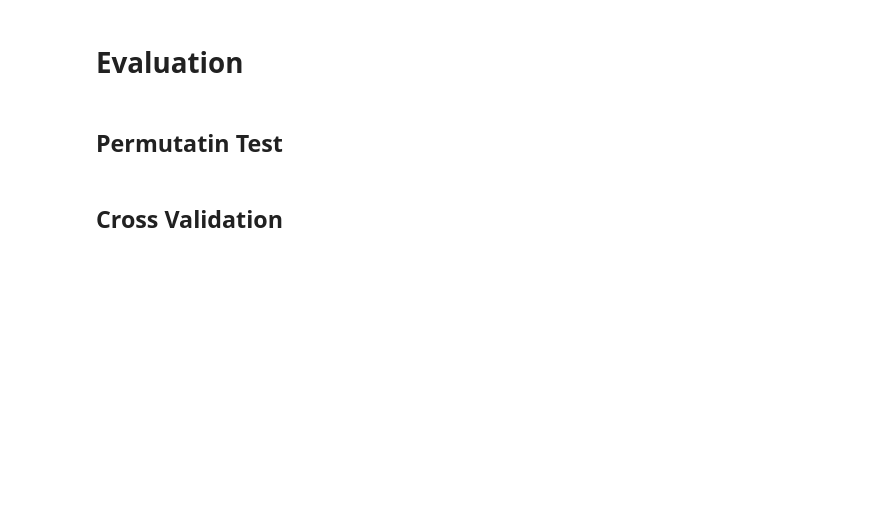
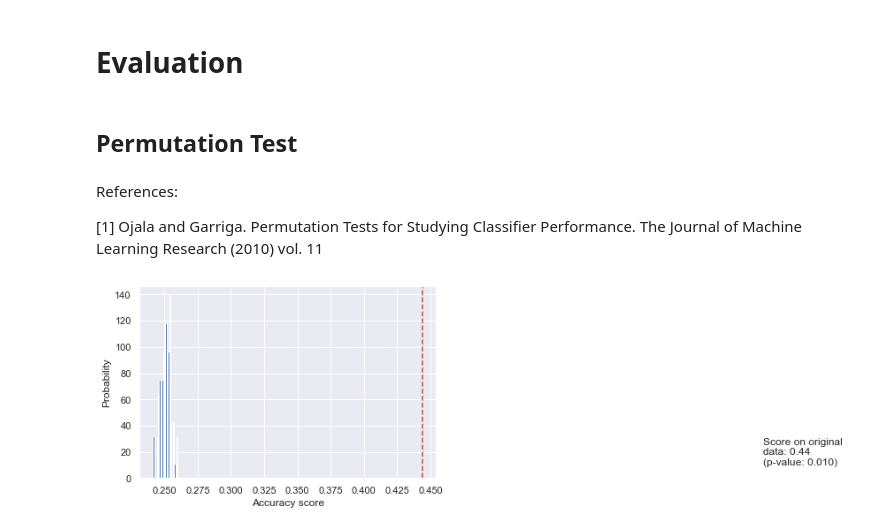
Before and after one commit to Anna53595/DatingLiteracy, a Jupyter notebook: data_analysis.ipynb, the cells around one changed output. Saved outputs shown, nothing was run; the diff lists cells and outputs as text; code cells hidden in the pictures; blank space fills up the shorter version.

Commit message:
included permutation test

```diff
--- a/data_analysis.ipynb
+++ b/data_analysis.ipynb
@@ -405,6 +403,37 @@ plt.show()
 # %% [markdown]
 # Evaluation
 # %% [markdown]
-## Permutatin Test
+## Permutation Test
-# %% [markdown]
-## Cross Validation
+# %% [markdown]
+References:
+
+[1]
+Ojala and Garriga. Permutation Tests for Studying Classifier Performance. The Journal of Machine Learning Research (2010) vol. 11
+# %%
+
+
+rng = np.random.RandomState(seed=0)
+# Use same number of samples and features as in the original data
+X_rand = np.random.permutation(X_train_encoded)
+
+clf = CategoricalNB(fit_prior=False)
+cv = StratifiedKFold(2, shuffle=True, random_state=1)
+# %%
+score_data, perm_scores_data, pvalue_data = permutation_test_score(
+    clf, X_train_encoded, y_train_encoded, scoring="balanced_accuracy", cv=cv, n_permutations=100
+)
+
+score_rand, perm_scores_rand, pvalue_rand = permutation_test_score(
+    clf, X_rand, y_train_encoded, scoring="balanced_accuracy", cv=cv, n_permutations=100
+)
+# %%
+fig, ax = plt.subplots()
+
+ax.hist(perm_scores_data, bins=20, density=True)
+ax.axvline(score_data, ls="--", color="r")
+score_label = f"Score on original\ndata: {score_data:.2f}\n(p-value: {pvalue_data:.3f})"
+ax.text(0.7, 10, score_label, fontsize=12)
+ax.set_xlabel("Accuracy score")
+_ = ax.set_ylabel("Probability")
+# %% [output]
+[figure, added]
```
Also changed, not shown: parts of 3 cells of this notebook, 1 other file.
